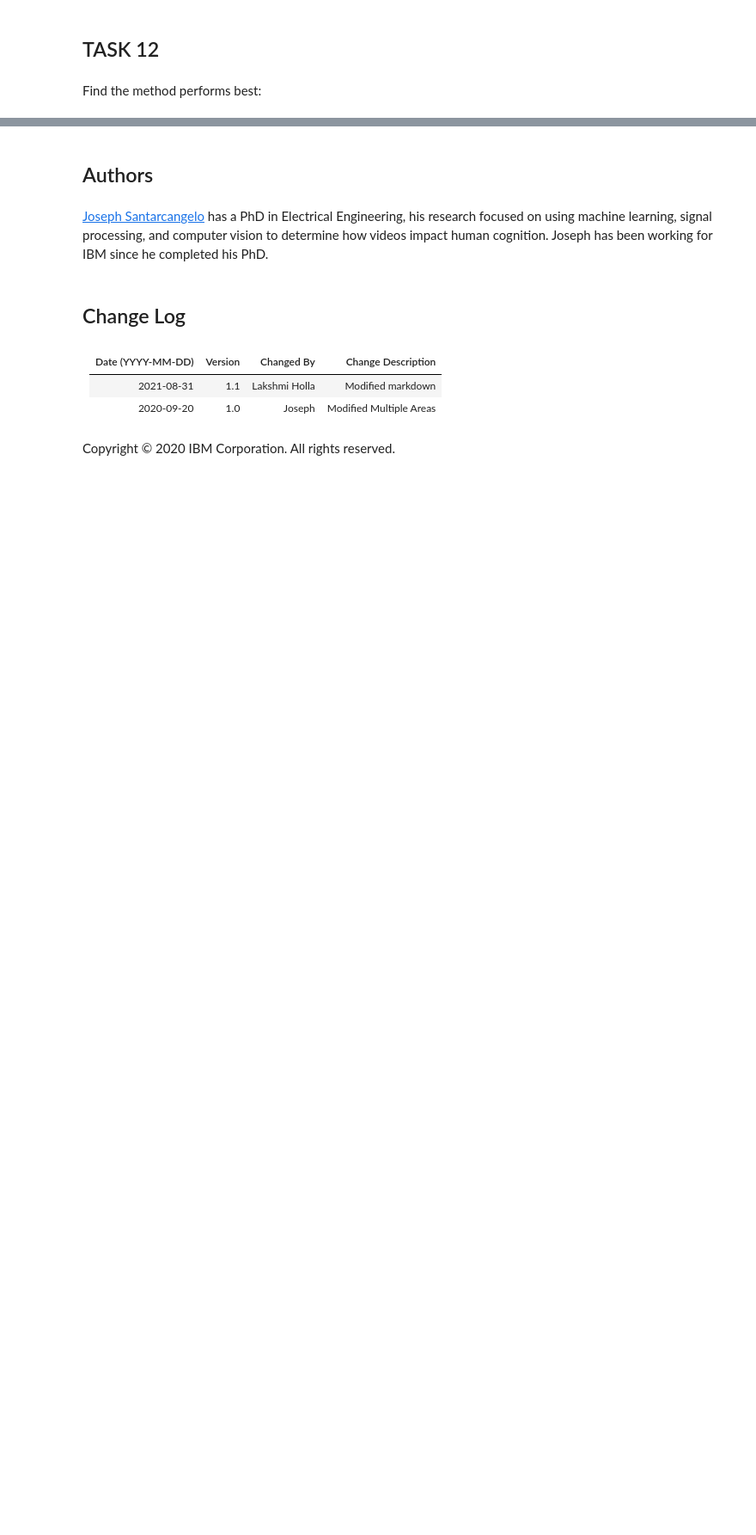
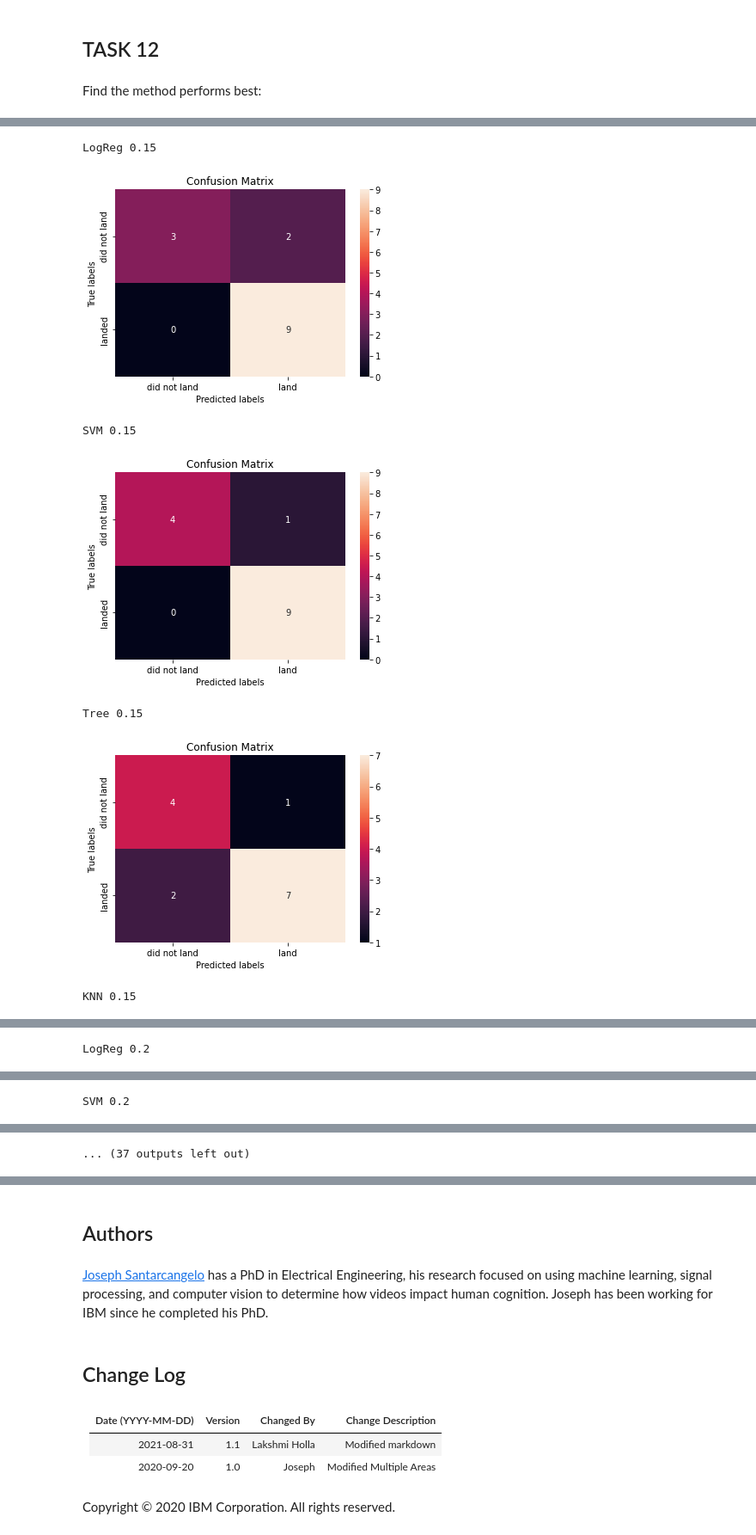
Before and after one commit to bia-santiago/IBMCapstone, a Jupyter notebook: 08 - Machine Learning Prediction.ipynb, the cells around one changed output, grey strips where cells are left out. Shown at 86% size. Saved outputs shown, nothing was run; the diff lists cells and outputs as text; code cells hidden in the pictures; blank space fills up the shorter version.

```diff
--- a/08 - Machine Learning Prediction.ipynb
+++ b/08 - Machine Learning Prediction.ipynb
@@ -466,0 +571,48 @@ KNN GridSearchCV(cv=10, estimator=KNeighborsClassifier(),
+# %%
+models = [('LogReg',lr),
+          ('SVM',svm),
+          ('Tree',tree),
+          ('KNN',KNN)]
+row = []
+check = []
+seed_everything()
+for x in [0.15,0.2,0.25,0.3,0.35,0.4]:
+    seed_everything()
+    X_train, X_test, Y_train, Y_test = train_test_split( X_, Y, test_size=x, random_state=2)
+    check.append([x,Y_train.sum()])
+    seed_everything()
+    lr=LogisticRegression(C =  0.01, penalty = 'l2', solver='lbfgs',random_state=2)
+    seed_everything()
+    svm = SVC(C= 1.0, gamma=0.03162277660168379, kernel= 'sigmoid',random_state=2)
+    seed_everything()
+    tree = DecisionTreeClassifier(criterion= 'gini', max_depth= 8, max_features= 'auto', min_samples_leaf= 2, min_samples_split= 10, splitter= 'best',random_state=2)
+    seed_everything()
+    KNN = KNeighborsClassifier(algorithm= 'auto', n_neighbors= 10, p= 1)
+    for nome,model in models:
+        seed_everything()
+        model.fit(X_train, Y_train)
+        yhat = model.predict(X_test)
+        #Score
+        acc1 = model.score(X_test,Y_test)
+        acc2 = model.score(X_train,Y_train)
+        #print(nome, '-',model, ' - ', acc1)
+        #print(model.get_params() )
+        acu = metrics.accuracy_score(Y_test, yhat)
+        #auc
+        auc = metrics.roc_auc_score(Y_test, yhat,average = 'weighted')
+        #F1Score
+        f1 = metrics.f1_score(Y_test, yhat)
+        row.append([nome,x,acc2,acc1,acu,auc,f1])
+        print(nome,x)
+        plot_confusion_matrix(Y_test,yhat)
+        plt.show()
+
+pd.DataFrame(row, columns = ['model','split','score_train','score_test','acuracy_test','auc','F1Score'])
+# %% [output]
+LogReg 0.15
+[figure, added]
+SVM 0.15
+[figure, added]
+Tree 0.15
+[figure, added]
+KNN 0.15
@@ -466,0 +620 @@ KNN GridSearchCV(cv=10, estimator=KNeighborsClassifier(),
+LogReg 0.2
@@ -466,0 +622 @@ KNN GridSearchCV(cv=10, estimator=KNeighborsClassifier(),
+SVM 0.2
@@ -467 +624,2 @@ KNN GridSearchCV(cv=10, estimator=KNeighborsClassifier(),
+... (37 outputs left out)
 # %%
```
Also changed, not shown: parts of 35 cells of this notebook.
